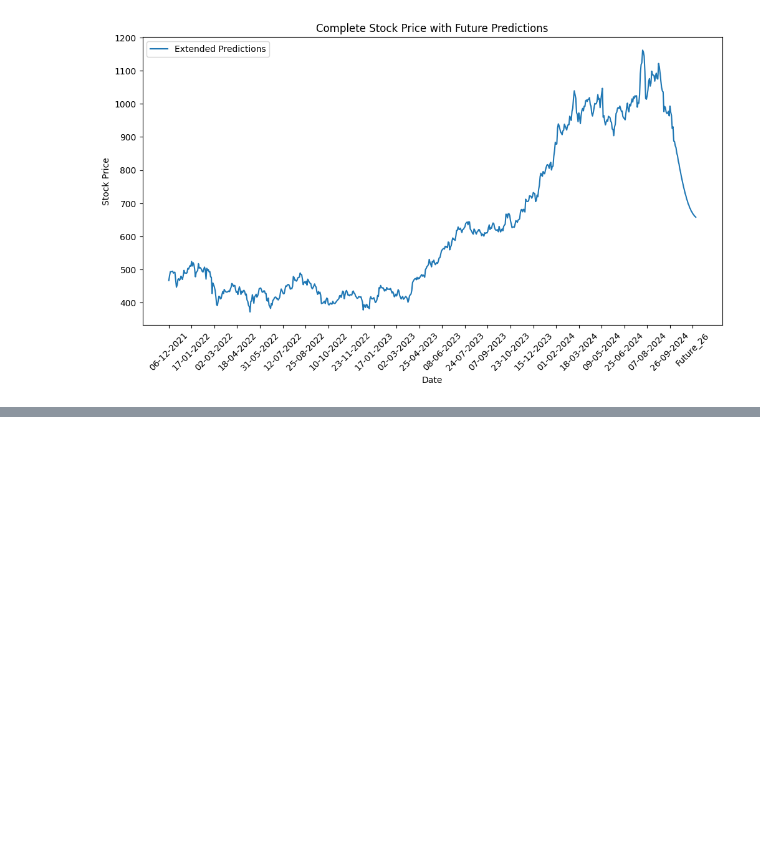
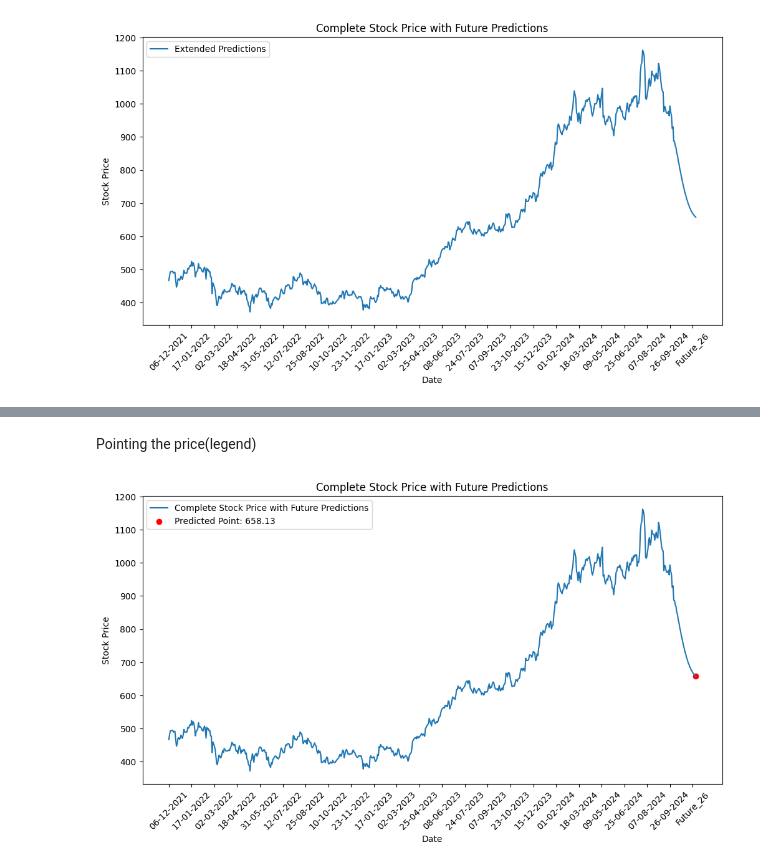
Before and after one commit to shivannadm/Data_Science_path, a Jupyter notebook: 02_lstm_stock_price_prediction_Testing.ipynb, the cells around one changed output, grey strips where cells are left out. Cells and saved outputs as stored; diff of their text form; code cells hidden in the pictures; blank space fills up the shorter version.

```diff
--- a/02_lstm_stock_price_prediction_Testing.ipynb
+++ b/02_lstm_stock_price_prediction_Testing.ipynb
@@ -853,0 +893,35 @@ Test RMSE: 946.3971823307263
+# %% [markdown]
+Pointing the price(legend)
+# %%
+# Combine actual and future dates
+extended_dates = dates.tolist() + future_dates
+
+# Combine actual prices and future predictions
+# Update this line to get all prices for all dates
+extended_prices = scaler.inverse_transform(df3)
+
+# Plot predictions for both actual and future data
+plt.figure(figsize=(12, 6))
+plt.plot(extended_dates, extended_prices, label="Complete Stock Price with Future Predictions")
+
+# Highlight the predicted point on the complete graph (last future point)
+plt.scatter(future_dates[-1], future_predictions[-1][0], color='red', label=f"Predicted Point: {future_predictions[-1][0]:.2f}")
+
+# Calculate tick indices for every 15 days
+tick_indices = list(range(0, len(extended_dates), 30))
+
+# Set custom x-ticks for every 15th day
+plt.xticks(ticks=tick_indices, labels=[extended_dates[i] for i in tick_indices], rotation=45)
+
+# Title and labels
+plt.title("Complete Stock Price with Future Predictions")
+plt.xlabel("Date")
+plt.ylabel("Stock Price")
+
+# Show the legend
+plt.legend(loc='upper left')
+
+# Display the plot
+plt.show()
+# %% [output]
+[figure, added]
```
Also changed, not shown: parts of 4 cells of this notebook.
